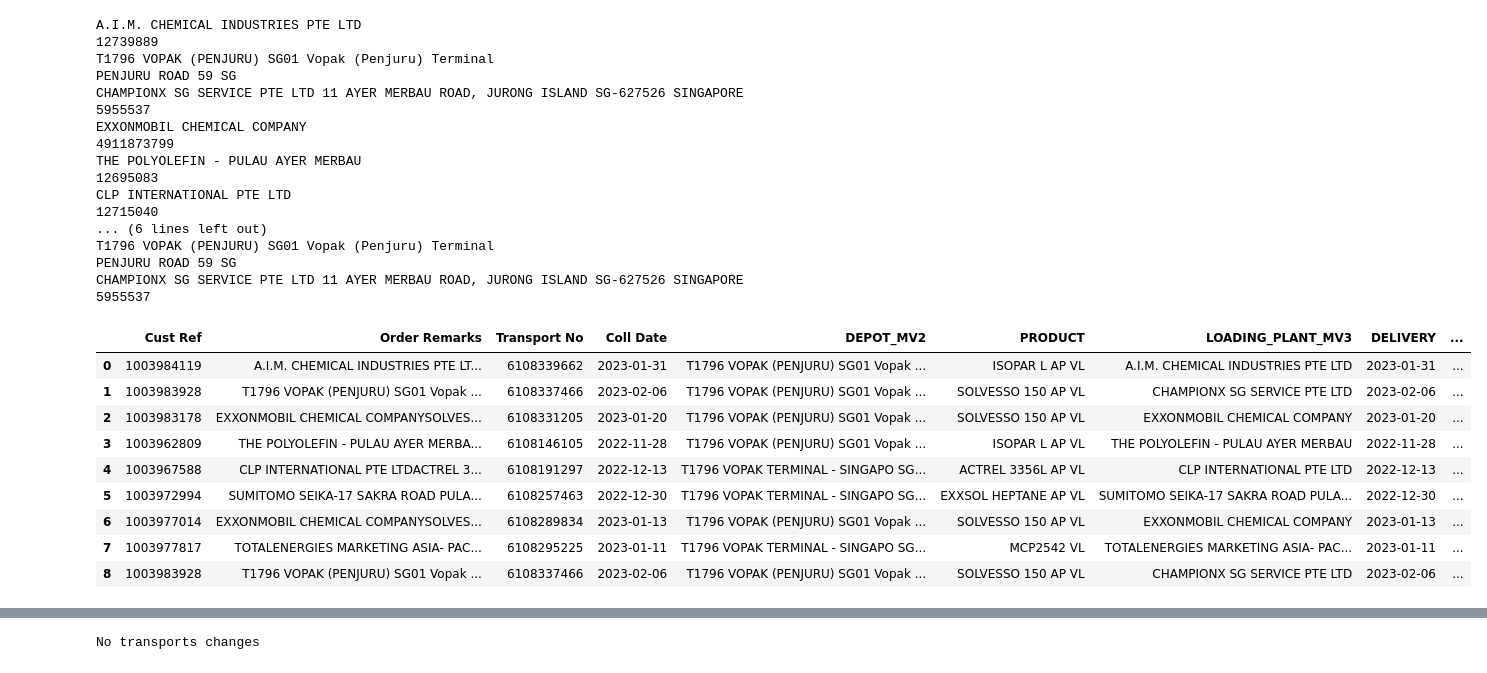
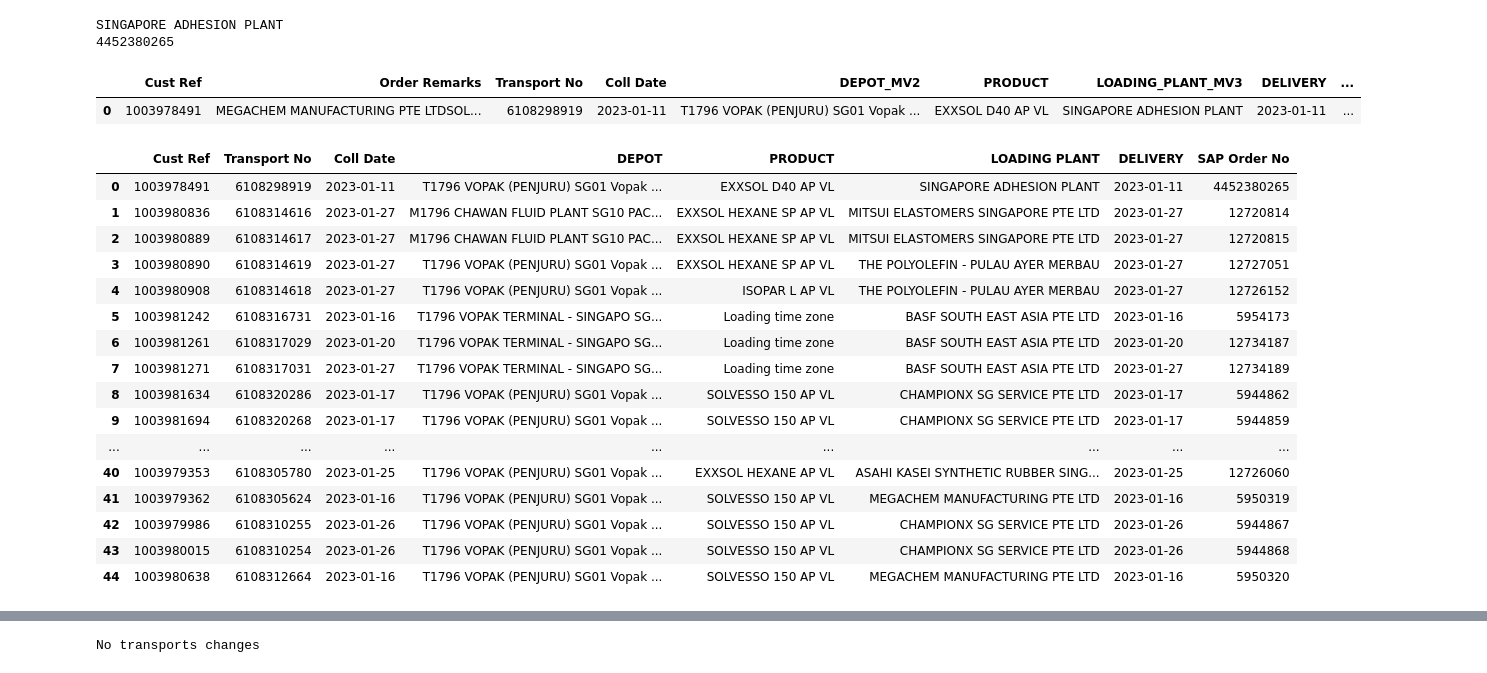
Before and after one commit to JohnTan38/Project-Data-Analysis, a Jupyter notebook: Assets/TRANSPOREON.ipynb, the cells around one changed output, grey strips where cells are left out. Cells and saved outputs as stored; diff of their text form; code cells hidden in the pictures.

```diff
--- a/Assets/TRANSPOREON.ipynb
+++ b/Assets/TRANSPOREON.ipynb
@@ -129,7 +129,8 @@ import re #parse json files
 import pandas as pd
 from re import search
 
-path_dir = 'C:/Users/john.tan/OneDrive - Cogent Holdings Pte. Ltd/Documents/Transporeon/Json/'
+#path_dir = 'C:/Users/john.tan/OneDrive - Cogent Holdings Pte. Ltd/Documents/Transporeon/Json/'
+path_dir = 'C:/Users/john.tan/OneDrive - Cogent Holdings Pte. Ltd/Documents/Laiye Automation/TransporeonPDF/Json/JsonSAP/'
 cols = ['Cust Ref', 'Order Remarks', 'Transport No', 'Coll Date', 'DEPOT_MV2', 'PRODUCT', 'LOADING_PLANT_MV3', 'DELIVERY', 'SAP Order No']
 df_trans = pd.DataFrame(columns=cols)
 #df_trans.columns = cols
@@ -156,9 +157,15 @@ for file in glob.glob("*.json"):
     except:
             pass
 
-    if cust[0] == "SINGAPORE ADHESION PLANT":
-                sap_num = re.findall(r"(\d+)\nnormalorder", z)[0]
-                print(sap_num)
+    if cust[0] == (('SINGAPORE ADHESION PLANT') and (isinstance(sap_num, int) == False)):
+        try:
+                sap_num = re.findall(r'(?s)SG\n(.*?)\n[^\S\r\n]*normalorder', z)[0]
+                first, second, *others = sap_num.strip().splitlines()
+                print('SAP')
+                print(second)
+        except:
+                pass
+
     if cust[0] == "CHAMPIONX SG SERVICE PTE LTD":
         sap_num = re.findall(r'(?s)SG\n(.*?)\n[^\S\r\n]*normalorder', z)[0]
         #sap_num = re.findall("\d+", sap_num[0], re.MULTILINE)[0]
@@ -262,61 +269,46 @@ for file in glob.glob("*.json"):
     else:
         df_trans.loc[i, 'LOADING_PLANT_MV3'] = cust[0]
 
     try:
         df_trans.loc[i, 'Cust Ref'] = shipping_num
     except:
         df_trans.loc[i, 'Cust Ref'] = second
     if cust[0] == "SUMITOMO SEIKA-17 SAKRA ROAD PULAU SAKRA ATTN: JOANNE ONG":
         df_trans.loc[i, 'Cust Ref'] = shipping_numseika
     df_trans.loc[i, 'Order Remarks'] = ord_rem
     df_trans.loc[i, 'Transport No'] = trans_num
     df_trans.loc[i, 'Coll Date'] = deli_date
     df_trans.loc[i, 'DEPOT_MV2'] = origin[0]
     try:
         df_trans.loc[i, 'PRODUCT'] = prod_info[0]
     except:
         df_trans.loc[i, 'PRODUCT'] = last
     df_trans.loc[i, 'LOADING_PLANT_MV3'] = cust[0]
     df_trans.loc[i, 'DELIVERY'] = deli_date
-    df_trans.loc[i, 'SAP Order No'] = sap_num
+    try:
+        df_trans.loc[i, 'SAP Order No'] = sap_num
+    except:
+        pass
+    if cust[0] == (('SINGAPORE ADHESION PLANT') and (isinstance(sap_num, int) == False)):
+        try:
+            df_trans.loc[i, 'SAP Order No'] = sap_num
+        except:
+            pass
     try:
         if cust[1] =="CHAMPIONX SG\nSERVICE PTE LTD":
             df_trans.loc[i, 'DELIVERY'] = deli_datex
             df_trans.loc[i, 'Coll Date'] = deli_datex
             df_trans.loc[i, 'LOADING_PLANT_MV3'] = cust[1].replace('\n', ' ')
             df_trans.loc[i, 'DEPOT_MV2'] = origin[0].replace('Destination\n', '')
     except: pass
     i += 1
-
+df_trans['SAP Order No'] = df_trans['SAP Order No'].replace(np.nan, 0)
 df_trans
 # %% [output]
-A.I.M. CHEMICAL INDUSTRIES PTE LTD
-12739889
-T1796 VOPAK (PENJURU) SG01 Vopak (Penjuru) Terminal
-PENJURU ROAD 59 SG
-CHAMPIONX SG SERVICE PTE LTD 11 AYER MERBAU ROAD, JURONG ISLAND SG-627526 SINGAPORE
-5955537
-EXXONMOBIL CHEMICAL COMPANY
-4911873799
-THE POLYOLEFIN - PULAU AYER MERBAU
-12695083
-CLP INTERNATIONAL PTE LTD
-12715040
-... (6 lines left out)
-T1796 VOPAK (PENJURU) SG01 Vopak (Penjuru) Terminal
-PENJURU ROAD 59 SG
-CHAMPIONX SG SERVICE PTE LTD 11 AYER MERBAU ROAD, JURONG ISLAND SG-627526 SINGAPORE
-5955537
+SINGAPORE ADHESION PLANT
+4452380265
 |  | Cust Ref | Order Remarks | Transport No | Coll Date | DEPOT_MV2 | PRODUCT | LOADING_PLANT_MV3 | DELIVERY | ... |
-| 0 | 1003984119 | A.I.M. CHEMICAL INDUSTRIES PTE LT... | 6108339662 | 2023-01-31 | T1796 VOPAK (PENJURU) SG01 Vopak ... | ISOPAR L AP VL | A.I.M. CHEMICAL INDUSTRIES PTE LTD | 2023-01-31 | ... |
-| 1 | 1003983928 | T1796 VOPAK (PENJURU) SG01 Vopak ... | 6108337466 | 2023-02-06 | T1796 VOPAK (PENJURU) SG01 Vopak ... | SOLVESSO 150 AP VL | CHAMPIONX SG SERVICE PTE LTD | 2023-02-06 | ... |
-| 2 | 1003983178 | EXXONMOBIL CHEMICAL COMPANYSOLVES... | 6108331205 | 2023-01-20 | T1796 VOPAK (PENJURU) SG01 Vopak ... | SOLVESSO 150 AP VL | EXXONMOBIL CHEMICAL COMPANY | 2023-01-20 | ... |
-| 3 | 1003962809 | THE POLYOLEFIN - PULAU AYER MERBA... | 6108146105 | 2022-11-28 | T1796 VOPAK (PENJURU) SG01 Vopak ... | ISOPAR L AP VL | THE POLYOLEFIN - PULAU AYER MERBAU | 2022-11-28 | ... |
-| 4 | 1003967588 | CLP INTERNATIONAL PTE LTDACTREL 3... | 6108191297 | 2022-12-13 | T1796 VOPAK TERMINAL - SINGAPO SG... | ACTREL 3356L AP VL | CLP INTERNATIONAL PTE LTD | 2022-12-13 | ... |
-| 5 | 1003972994 | SUMITOMO SEIKA-17 SAKRA ROAD PULA... | 6108257463 | 2022-12-30 | T1796 VOPAK TERMINAL - SINGAPO SG... | EXXSOL HEPTANE AP VL | SUMITOMO SEIKA-17 SAKRA ROAD PULA... | 2022-12-30 | ... |
-| 6 | 1003977014 | EXXONMOBIL CHEMICAL COMPANYSOLVES... | 6108289834 | 2023-01-13 | T1796 VOPAK (PENJURU) SG01 Vopak ... | SOLVESSO 150 AP VL | EXXONMOBIL CHEMICAL COMPANY | 2023-01-13 | ... |
-| 7 | 1003977817 | TOTALENERGIES MARKETING ASIA- PAC... | 6108295225 | 2023-01-11 | T1796 VOPAK TERMINAL - SINGAPO SG... | MCP2542 VL | TOTALENERGIES MARKETING ASIA- PAC... | 2023-01-11 | ... |
-| 8 | 1003983928 | T1796 VOPAK (PENJURU) SG01 Vopak ... | 6108337466 | 2023-02-06 | T1796 VOPAK (PENJURU) SG01 Vopak ... | SOLVESSO 150 AP VL | CHAMPIONX SG SERVICE PTE LTD | 2023-02-06 | ... |
+| 0 | 1003978491 | MEGACHEM MANUFACTURING PTE LTDSOL... | 6108298919 | 2023-01-11 | T1796 VOPAK (PENJURU) SG01 Vopak ... | EXXSOL D40 AP VL | SINGAPORE ADHESION PLANT | 2023-01-11 | ... |
 # %%
 temp = pd.read_csv(r"C:/Users/john.tan/OneDrive - Cogent Holdings Pte. Ltd/Documents/Transporeon/Template_Local.csv") #template for upload
 tables = pd.read_csv(r"C:/Users/john.tan/OneDrive - Cogent Holdings Pte. Ltd/Documents/Transporeon/Tables.csv") #tables for mapping
@@ -336,6 +328,24 @@ colss_reord = ['Cust Ref', 'Transport No', 'Coll Date', 'DEPOT', 'PRODUCT', 'LOA
 temp_upload_1 = temp_upload_1[colss_reord] #to compare with master
 temp_upload_1 = temp_upload_1.reset_index().drop(columns='index')
 #temp_upload_1
+# %% [output]
+|  | Cust Ref | Transport No | Coll Date | DEPOT | PRODUCT | LOADING PLANT | DELIVERY | SAP Order No |
+| 0 | 1003978491 | 6108298919 | 2023-01-11 | T1796 VOPAK (PENJURU) SG01 Vopak ... | EXXSOL D40 AP VL | SINGAPORE ADHESION PLANT | 2023-01-11 | 4452380265 |
+| 1 | 1003980836 | 6108314616 | 2023-01-27 | M1796 CHAWAN FLUID PLANT SG10 PAC... | EXXSOL HEXANE SP AP VL | MITSUI ELASTOMERS SINGAPORE PTE LTD | 2023-01-27 | 12720814 |
+| 2 | 1003980889 | 6108314617 | 2023-01-27 | M1796 CHAWAN FLUID PLANT SG10 PAC... | EXXSOL HEXANE SP AP VL | MITSUI ELASTOMERS SINGAPORE PTE LTD | 2023-01-27 | 12720815 |
+| 3 | 1003980890 | 6108314619 | 2023-01-27 | T1796 VOPAK (PENJURU) SG01 Vopak ... | EXXSOL HEXANE SP AP VL | THE POLYOLEFIN - PULAU AYER MERBAU | 2023-01-27 | 12727051 |
+| 4 | 1003980908 | 6108314618 | 2023-01-27 | T1796 VOPAK (PENJURU) SG01 Vopak ... | ISOPAR L AP VL | THE POLYOLEFIN - PULAU AYER MERBAU | 2023-01-27 | 12726152 |
+| 5 | 1003981242 | 6108316731 | 2023-01-16 | T1796 VOPAK TERMINAL - SINGAPO SG... | Loading time zone | BASF SOUTH EAST ASIA PTE LTD | 2023-01-16 | 5954173 |
+| 6 | 1003981261 | 6108317029 | 2023-01-20 | T1796 VOPAK TERMINAL - SINGAPO SG... | Loading time zone | BASF SOUTH EAST ASIA PTE LTD | 2023-01-20 | 12734187 |
+| 7 | 1003981271 | 6108317031 | 2023-01-27 | T1796 VOPAK TERMINAL - SINGAPO SG... | Loading time zone | BASF SOUTH EAST ASIA PTE LTD | 2023-01-27 | 12734189 |
+| 8 | 1003981634 | 6108320286 | 2023-01-17 | T1796 VOPAK (PENJURU) SG01 Vopak ... | SOLVESSO 150 AP VL | CHAMPIONX SG SERVICE PTE LTD | 2023-01-17 | 5944862 |
+| 9 | 1003981694 | 6108320268 | 2023-01-17 | T1796 VOPAK (PENJURU) SG01 Vopak ... | SOLVESSO 150 AP VL | CHAMPIONX SG SERVICE PTE LTD | 2023-01-17 | 5944859 |
+| ... | ... | ... | ... | ... | ... | ... | ... | ... |
+| 40 | 1003979353 | 6108305780 | 2023-01-25 | T1796 VOPAK (PENJURU) SG01 Vopak ... | EXXSOL HEXANE AP VL | ASAHI KASEI SYNTHETIC RUBBER SING... | 2023-01-25 | 12726060 |
+| 41 | 1003979362 | 6108305624 | 2023-01-16 | T1796 VOPAK (PENJURU) SG01 Vopak ... | SOLVESSO 150 AP VL | MEGACHEM MANUFACTURING PTE LTD | 2023-01-16 | 5950319 |
+| 42 | 1003979986 | 6108310255 | 2023-01-26 | T1796 VOPAK (PENJURU) SG01 Vopak ... | SOLVESSO 150 AP VL | CHAMPIONX SG SERVICE PTE LTD | 2023-01-26 | 5944867 |
+| 43 | 1003980015 | 6108310254 | 2023-01-26 | T1796 VOPAK (PENJURU) SG01 Vopak ... | SOLVESSO 150 AP VL | CHAMPIONX SG SERVICE PTE LTD | 2023-01-26 | 5944868 |
+| 44 | 1003980638 | 6108312664 | 2023-01-16 | T1796 VOPAK (PENJURU) SG01 Vopak ... | SOLVESSO 150 AP VL | MEGACHEM MANUFACTURING PTE LTD | 2023-01-16 | 5950320 |
 # %%
 temp_upload_1['Coll Date'] = pd.to_datetime(temp_upload_1['Coll Date']).dt.strftime('%d/%m/%Y') #format datetime
 temp_upload_1['DELIVERY'] = pd.to_datetime(temp_upload_1['DELIVERY']).dt.strftime('%d/%m/%Y')
```
Also changed, not shown: parts of 20 cells of this notebook.
